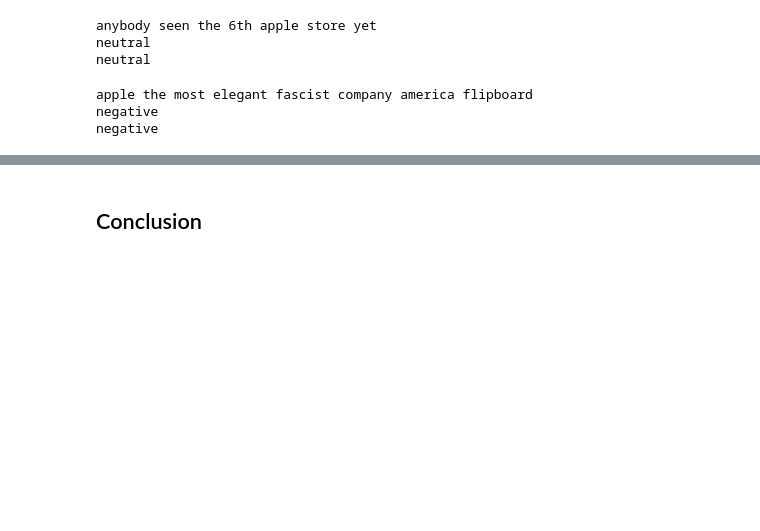
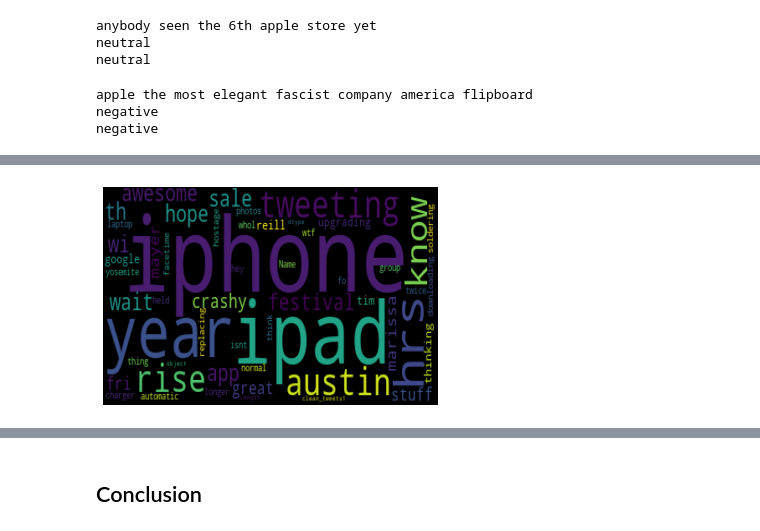
Before and after one commit to sgautam666/Brand_Sentiment_Analysis_with_NLP, a Jupyter notebook: Brand_Sentiment_analysis_Final.ipynb, the cells around one changed output, grey strips where cells are left out. Saved outputs shown, nothing was run; the diff lists cells and outputs as text; code cells hidden in the pictures; blank space fills up the shorter version.

```diff
--- a/Brand_Sentiment_analysis_Final.ipynb
+++ b/Brand_Sentiment_analysis_Final.ipynb
@@ -1405,0 +1403,10 @@ negative
+# %%
+def create_wordcloud(df, col):
+    wordcloud = WordCloud(background_color='black').generate(str(col))
+    plt.imshow(wordcloud, interpolation='bilinear', aspect='auto')
+    plt.axis("off")
+    plt.show()
+# %%
+create_wordcloud(df.loc[df['emotion']=='negative'], df['clean_tweets1'])
+# %% [output]
+[figure, added]
```
Also changed, not shown: parts of 26 cells of this notebook, 33 other files.
